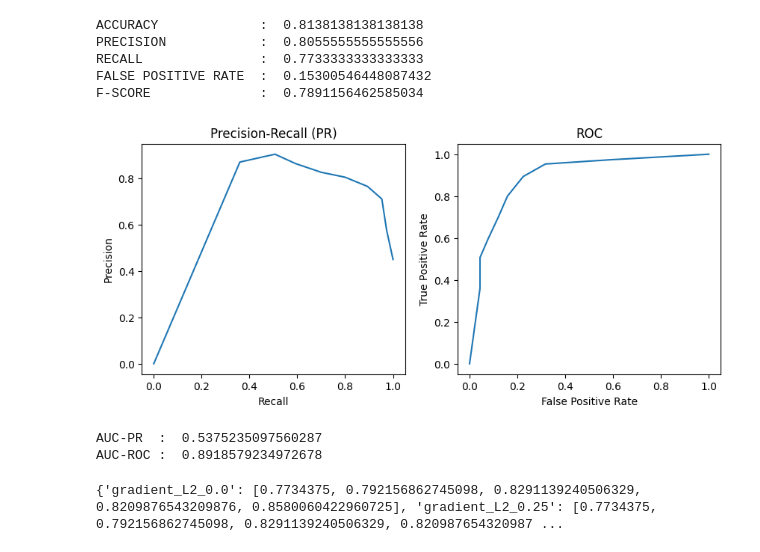
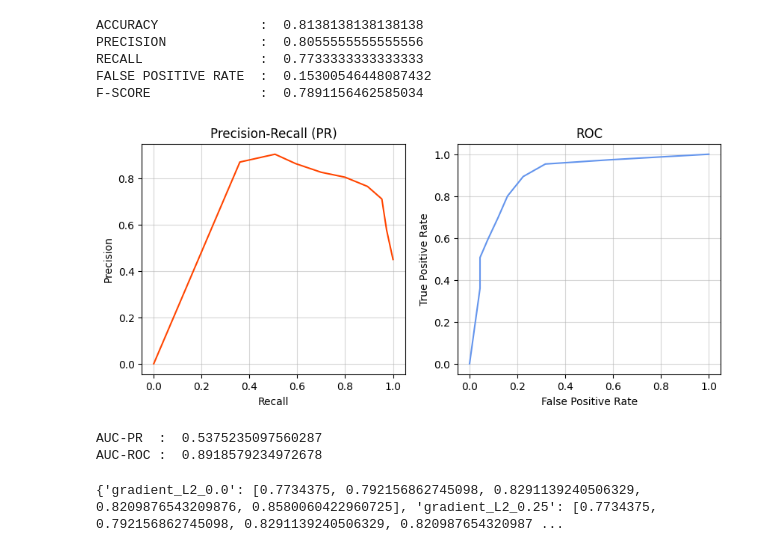
Before and after one commit to NazaGonella/TP02-machine-learning, a Jupyter notebook: Gonella_Nazareno_Notebook_TP2.ipynb, the cells around one changed output. Saved outputs shown, nothing was run; the diff lists cells and outputs as text; code cells hidden in the pictures.

```diff
--- a/Gonella_Nazareno_Notebook_TP2.ipynb
+++ b/Gonella_Nazareno_Notebook_TP2.ipynb
@@ -151,22 +151,24 @@ F-SCORE              :  0.7891156462585034
 # %%
 recalls, precisions = log_reg.get_roc_points(validation['Diagnosis'].to_numpy(), k_points=10)
 falses_positives_rateses, trues_positives_rateses = log_reg.get_pr_points(validation['Diagnosis'].to_numpy(), k_points=10)
 plt.figure(figsize=(10, 4))
 plt.subplot(1, 2, 1)
 plt.title("Precision-Recall (PR)")
-plt.plot(recalls, precisions)
+plt.plot(recalls, precisions, color='orangered')
+plt.grid(visible=True, alpha=0.5)
 plt.xlabel("Recall")
 plt.ylabel("Precision")
 plt.subplot(1, 2, 2)
 plt.title("ROC")
-plt.plot(falses_positives_rateses, recalls)
+plt.plot(falses_positives_rateses, recalls, color='cornflowerblue')
+plt.grid(visible=True, alpha=0.5)
 plt.xlabel("False Positive Rate")
 plt.ylabel("True Positive Rate")
 plt.show()
 print("AUC-PR  : ", utils.get_area_under_curve(recalls, precisions))
 print("AUC-ROC : ", utils.get_area_under_curve(falses_positives_rateses, recalls))
 # %% [output]
-[figure, old version]
+[figure, new version]
 AUC-PR  :  0.5375235097560287
 AUC-ROC :  0.8918579234972678
 # %%
```
Also changed, not shown: parts of 13 cells of this notebook.
